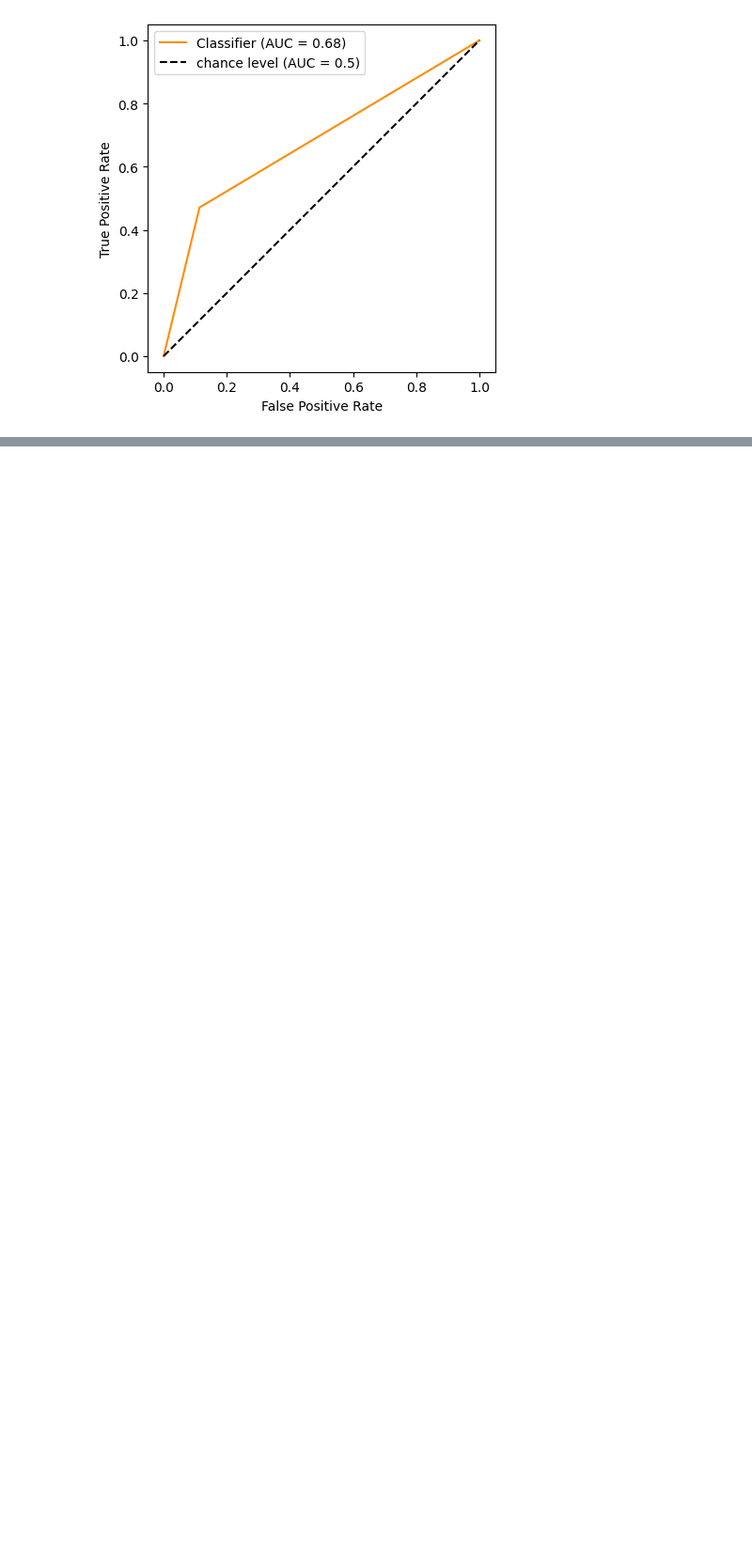
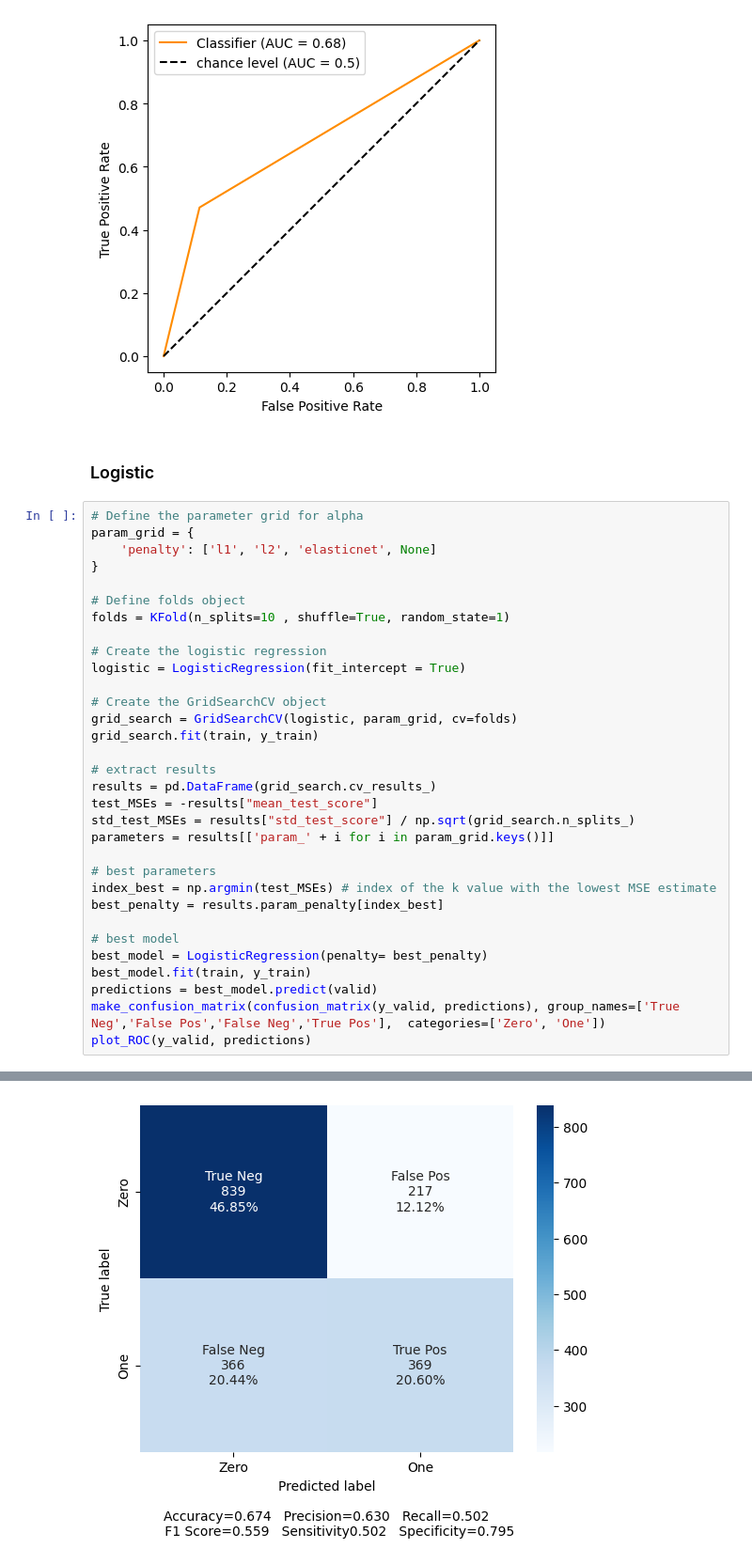
Before and after one commit to realbigi/ML_Data_Competition, a Jupyter notebook: Report2.ipynb, the cells around one changed output, grey strips where cells are left out. Shown: that part at 94% size. Cells and saved outputs as stored; diff of their text form; blank space fills up the shorter version.

```diff
--- a/Report2.ipynb
+++ b/Report2.ipynb
@@ -537,3 +538,38 @@ plot_ROC(y_valid, predictions)
 # %% [output]
 [figure]
 [figure]
+# %% [markdown]
+### Logistic
+# %%
+# Define the parameter grid for alpha
+param_grid = {
+    'penalty': ['l1', 'l2', 'elasticnet', None]
+}
+
+# Define folds object
+folds = KFold(n_splits=10 , shuffle=True, random_state=1)
+
+# Create the logistic regression
+logistic = LogisticRegression(fit_intercept = True)
+
+# Create the GridSearchCV object
+grid_search = GridSearchCV(logistic, param_grid, cv=folds)
+grid_search.fit(train, y_train)
+
+# extract results
+results = pd.DataFrame(grid_search.cv_results_)
+test_MSEs = -results["mean_test_score"]
+std_test_MSEs = results["std_test_score"] / np.sqrt(grid_search.n_splits_)
+parameters = results[['param_' + i for i in param_grid.keys()]]
+
+# best parameters
+index_best = np.argmin(test_MSEs) # index of the k value with the lowest MSE estimate
+best_penalty = results.param_penalty[index_best]
+
+# best model
+best_model = LogisticRegression(penalty= best_penalty)
+best_model.fit(train, y_train)
+predictions = best_model.predict(valid)
+make_confusion_matrix(confusion_matrix(y_valid, predictions), group_names=['True Neg','False Pos','False Neg','True Pos'],  categories=['Zero', 'One'])
+plot_ROC(y_valid, predictions)
+# %% [output]
@@ -539,0 +593 @@ plot_ROC(y_valid, predictions)
+[figure, added]
```
Also changed, not shown: parts of 7 cells of this notebook.
